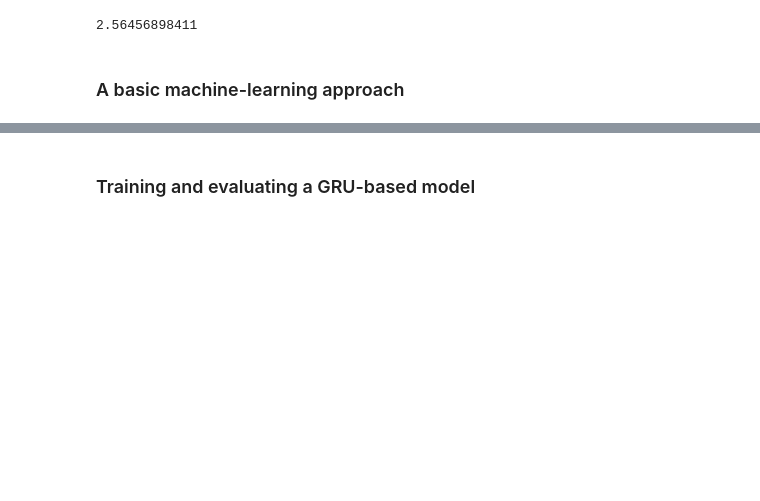
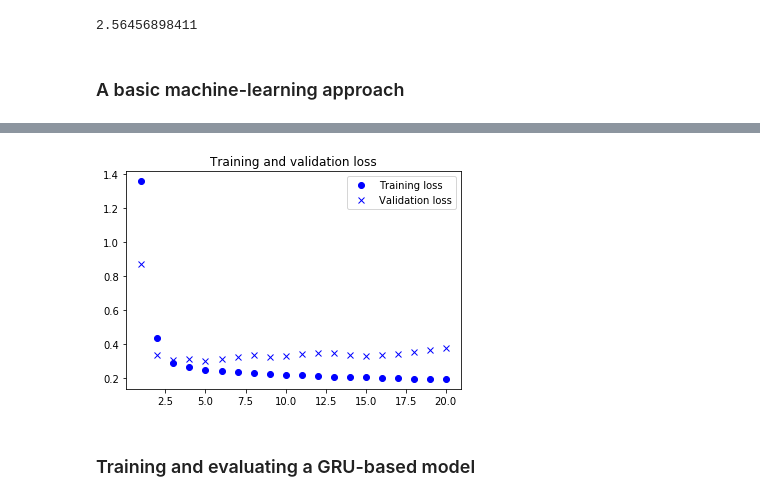
Before and after one commit to ng-kode/machine-learning-templates, a Jupyter notebook: Deep Learning/GRU-timeseries-temperature-forecast.ipynb, the cells around one changed output, grey strips where cells are left out. Drawn from its saved outputs; the diff is of its cells as text; code cells hidden in the pictures; blank space fills up the shorter version.

Commit message:
correct val_steps for sane train time; first GRU

```diff
--- a/Deep Learning/GRU-timeseries-temperature-forecast.ipynb
+++ b/Deep Learning/GRU-timeseries-temperature-forecast.ipynb
@@ -109,9 +109,9 @@ test_gen = generator(float_data,
                      step=step,
                      batch_size=batch_size)
 
-val_steps = (300000 - 200001 - lookback)
+val_steps = (300000 - 200001 - lookback) // batch_size
 
-test_steps = (len(float_data) - 300001 - lookback)
+test_steps = (len(float_data) - 300001 - lookback) // batch_size
 # %% [markdown]
 ### Computing the common-sense baseline MAE
 # %%
@@ -157,29 +173,32 @@ KeyboardInterrupt:
 # %%
 import matplotlib.pyplot as plt
 
-acc = history.history['acc']
-val_acc = history.history['val_acc']
+# acc = history.history['acc']
+# val_acc = history.history['val_acc']
 loss = history.history['loss']
 val_loss = history.history['val_loss']
 
-epochs = range(1, len(acc) + 1)
+epochs = range(1, len(loss) + 1)
 
-plt.figure(figsize=(20, 6))
-plt.subplot(1, 2, 1)
+# plt.figure(figsize=(20, 6))
+# plt.subplot(1, 2, 1)
 
-plt.plot(epochs, acc, label='Training acc')
-plt.plot(epochs, val_acc, label='Validation acc')
-plt.title('Training and validation accuracy')
-plt.legend()
+# plt.plot(epochs, acc, label='Training acc')
+# plt.plot(epochs, val_acc, label='Validation acc')
+# plt.title('Training and validation accuracy')
+# plt.legend()
 
-plt.subplot(1, 2, 2)
+# plt.subplot(1, 2, 2)
 
-plt.plot(epochs, loss, label='Training loss')
-plt.plot(epochs, val_loss, label='Validation loss')
+plt.plot(epochs, loss, 'bo', label='Training loss')
+plt.plot(epochs, val_loss, 'bx', label='Validation loss')
+# plt.ylim([0.15,0.4])
 plt.title('Training and validation loss')
 plt.legend()
 
 plt.show()
+# %% [output]
+[figure, added]
 # %% [markdown]
 ### Training and evaluating a GRU-based model
 # %%
```
Also changed, not shown: parts of 6 cells of this notebook.
